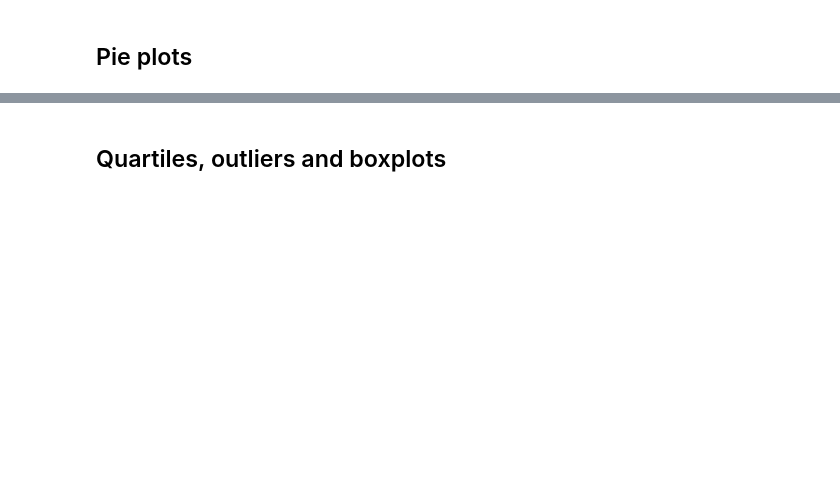
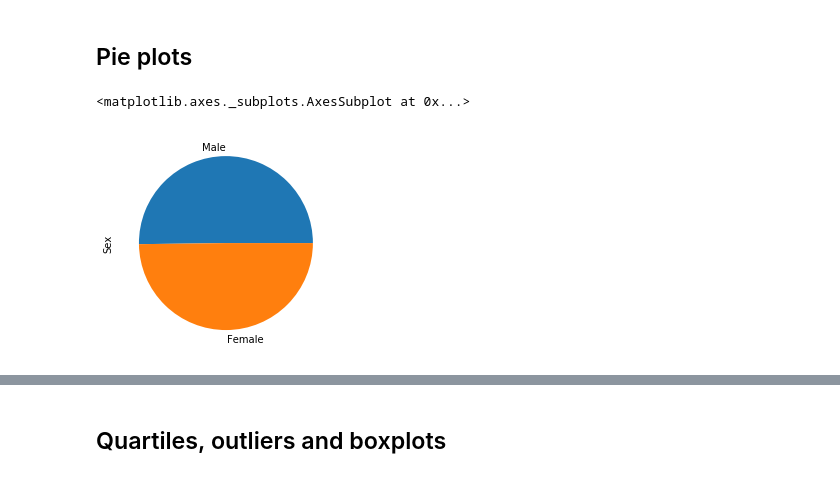
Before and after one commit to tigerkennedycosmos/Matplotlib-Challenge, a Jupyter notebook: pymaceuticals_starter.ipynb, the cells around one changed output, grey strips where cells are left out. Cells and saved outputs as stored; diff of their text form; code cells hidden in the pictures; blank space fills up the shorter version.

```diff
--- a/pymaceuticals_starter.ipynb
+++ b/pymaceuticals_starter.ipynb
@@ -91,5 +107,11 @@ plt.xticks(rotation=90)
 ## Pie plots
 # %%
 # Generate a pie plot showing the distribution of female versus male mice using pandas
+# %%
+pandas_data = mouse_metadata["Sex"].value_counts()
+pandas_data.plot(kind="pie")
+# %% [output]
+<matplotlib.axes._subplots.AxesSubplot at 0x...>
+[figure, added]
 # %%
 # Generate a pie plot showing the distribution of female versus male mice using pyplot
```
Also changed, not shown: parts of 12 cells of this notebook.
